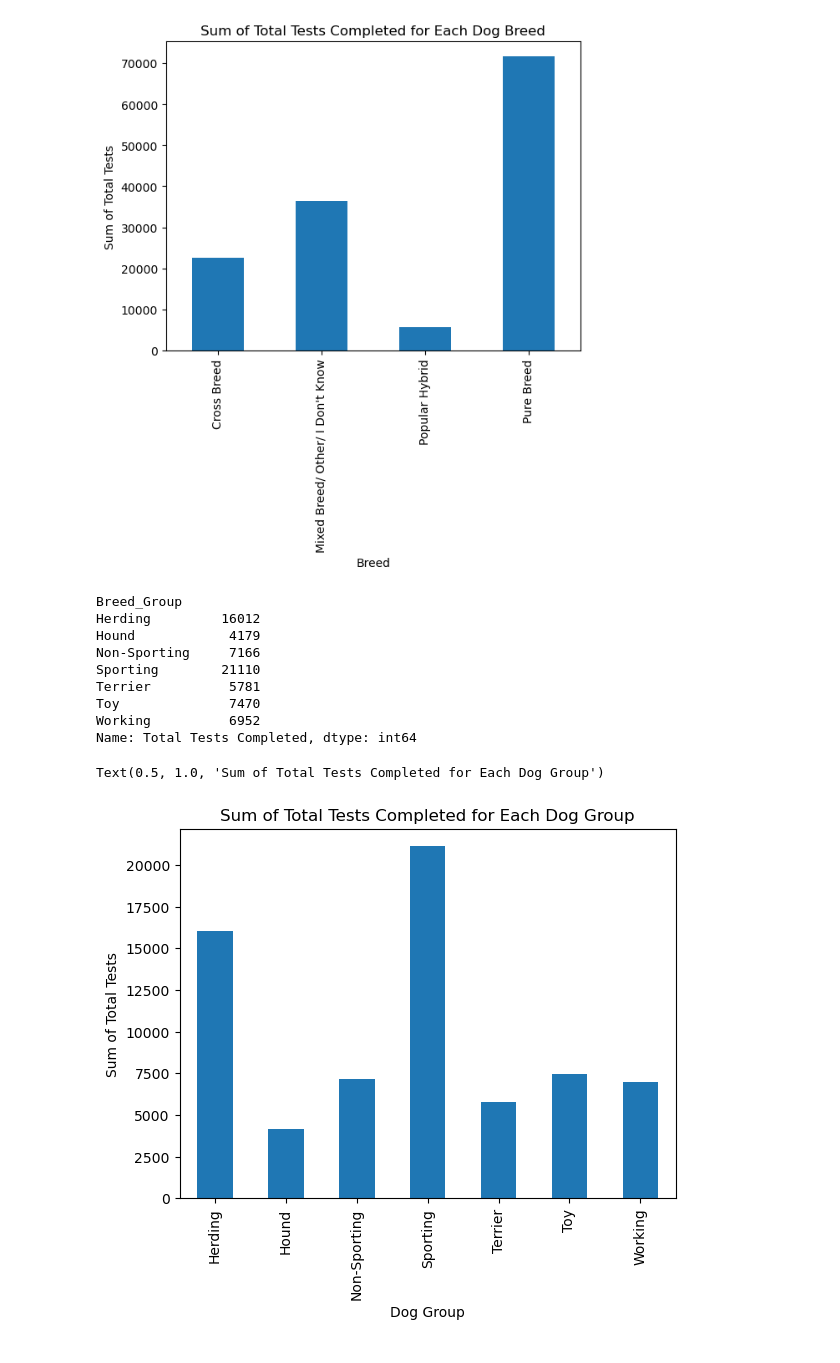
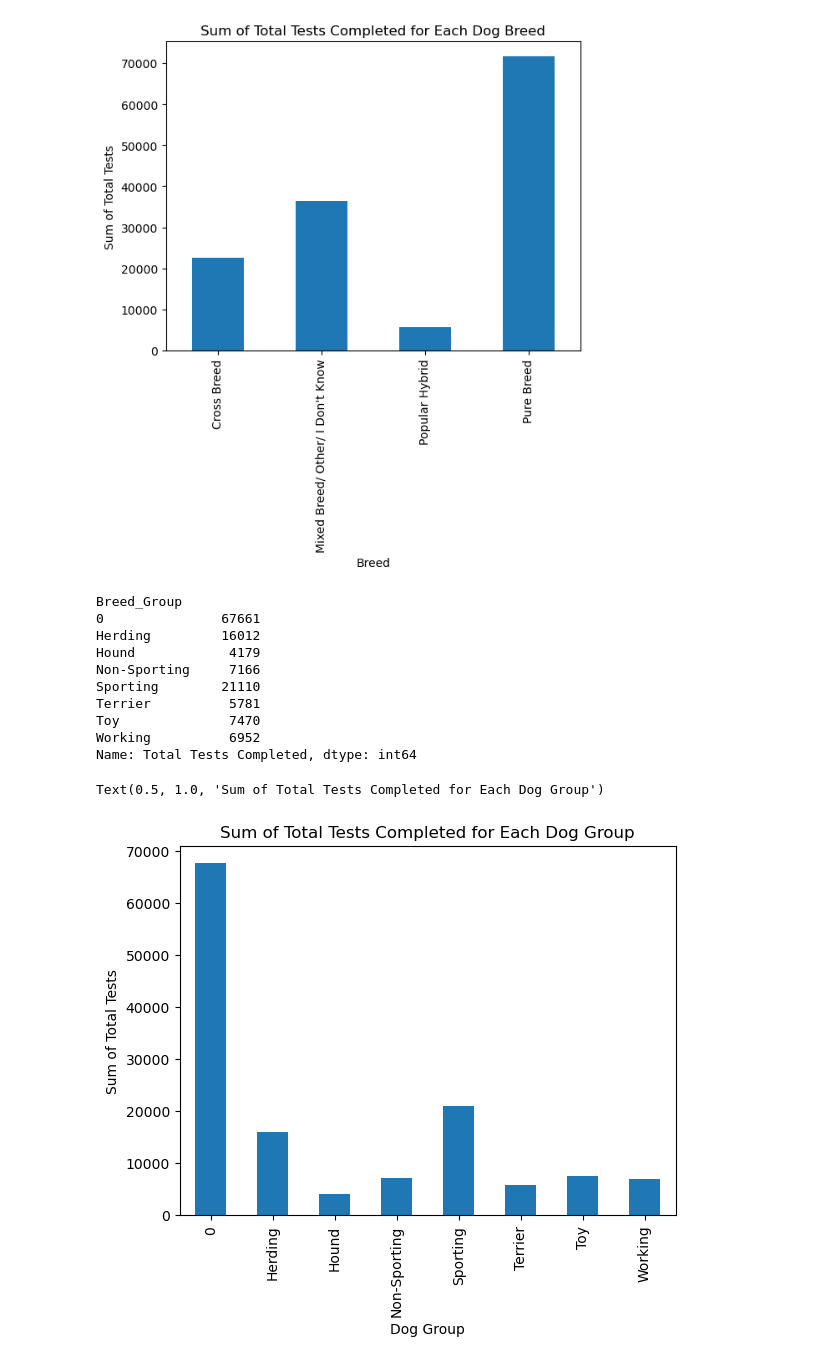
Before and after one commit to castill01/DataXperts, a Jupyter notebook: question1.2-3inprog/q1(2and3).ipynb, the cells around one changed output. Cells and saved outputs as stored; diff of their text form; code cells hidden in the pictures.

```diff
--- a/question1.2-3inprog/q1(2and3).ipynb
+++ b/question1.2-3inprog/q1(2and3).ipynb
@@ -64,23 +50,24 @@ Text(0.5, 1.0, 'Sum of Total Tests Completed for Each Dog Breed')
 [figure]
 # %%
 #total number of tests for EACH dog group
-clean_dognition= clean_dognition[clean_dognition.Breed_Group != 0]
+
 tests_each_breed= clean_dognition.groupby('Breed_Group')['Total Tests Completed'].sum()
 print(tests_each_breed)
 
 tests_each_breed.plot(x='Breed_Group', y='Total Tests Completed', kind='bar');
 plt.xlabel('Dog Group')
 plt.ylabel('Sum of Total Tests')
 plt.title('Sum of Total Tests Completed for Each Dog Group')
 # %% [output]
 Breed_Group
+0               67661
 Herding         16012
 Hound            4179
 Non-Sporting     7166
 Sporting        21110
 Terrier          5781
 Toy              7470
 Working          6952
 Name: Total Tests Completed, dtype: int64
 Text(0.5, 1.0, 'Sum of Total Tests Completed for Each Dog Group')
-[figure, old version]
+[figure, new version]
```
Also changed, not shown: parts of 1 cell of this notebook, 1 other file.
